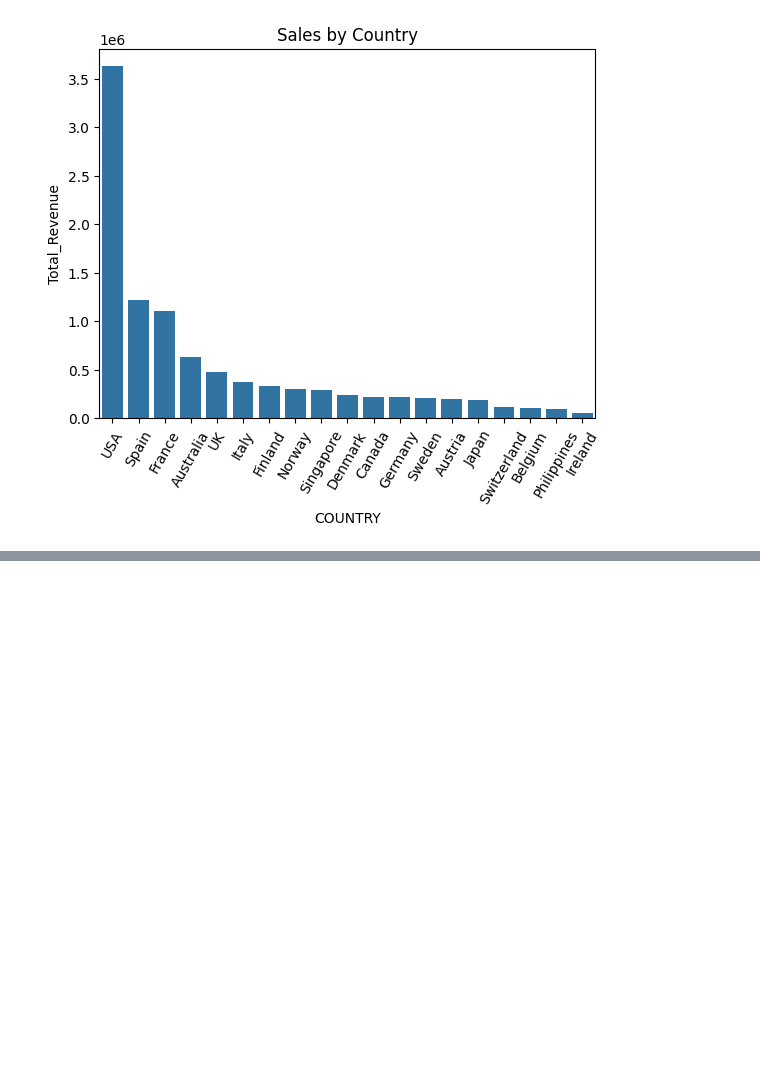
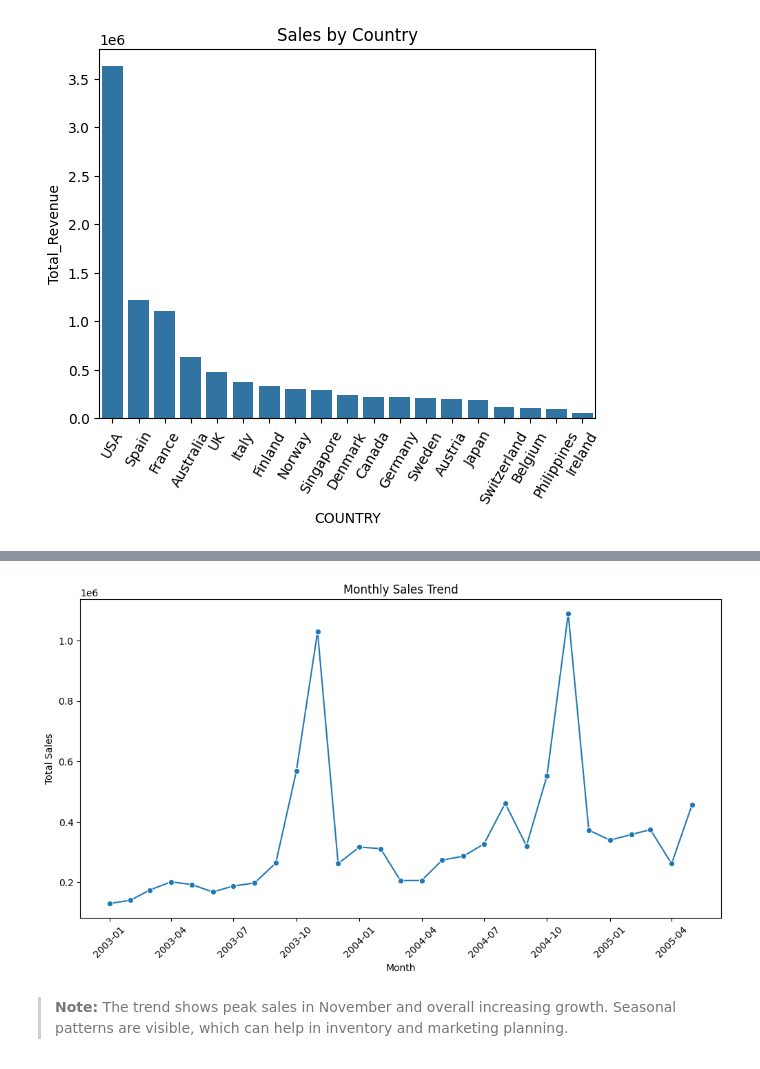
Before and after one commit to DimaKlimchuk/ecommerce-sales-analysis, a Jupyter notebook: notebooks/analysis.ipynb, the cells around one changed output, grey strips where cells are left out. Cells and saved outputs as stored; diff of their text form; code cells hidden in the pictures; blank space fills up the shorter version.

```diff
--- a/notebooks/analysis.ipynb
+++ b/notebooks/analysis.ipynb
@@ -178,0 +190,5 @@ plt.show()
+# %%
+revenue_by_month = df.groupby(df['ORDERDATE'].dt.to_period('M'))['SALES'].sum().reset_index()
+revenue_by_month.rename(columns={'ORDERDATE': 'YearMonth'}, inplace=True)
+revenue_by_month['YearMonth'] = revenue_by_month['YearMonth'].dt.to_timestamp()
+revenue_by_month
@@ -178,0 +213,15 @@ plt.show()
+# %%
+plt.figure(figsize=(12,6))
+sns.lineplot(x='YearMonth', y='SALES', data=revenue_by_month, marker='o')
+plt.xticks(rotation=45)
+plt.xlabel('Month')
+plt.ylabel('Total Sales')
+plt.title('Monthly Sales Trend')
+
+plt.savefig('monthly_sales_trend.png', dpi=300, bbox_inches='tight')
+plt.show()
+# %% [output]
+[figure, added]
+# %% [markdown]
+> **Note:** The trend shows peak sales in November and overall increasing growth.
+Seasonal patterns are visible, which can help in inventory and marketing planning.
```
Also changed, not shown: parts of 10 cells of this notebook, 5 other files.
